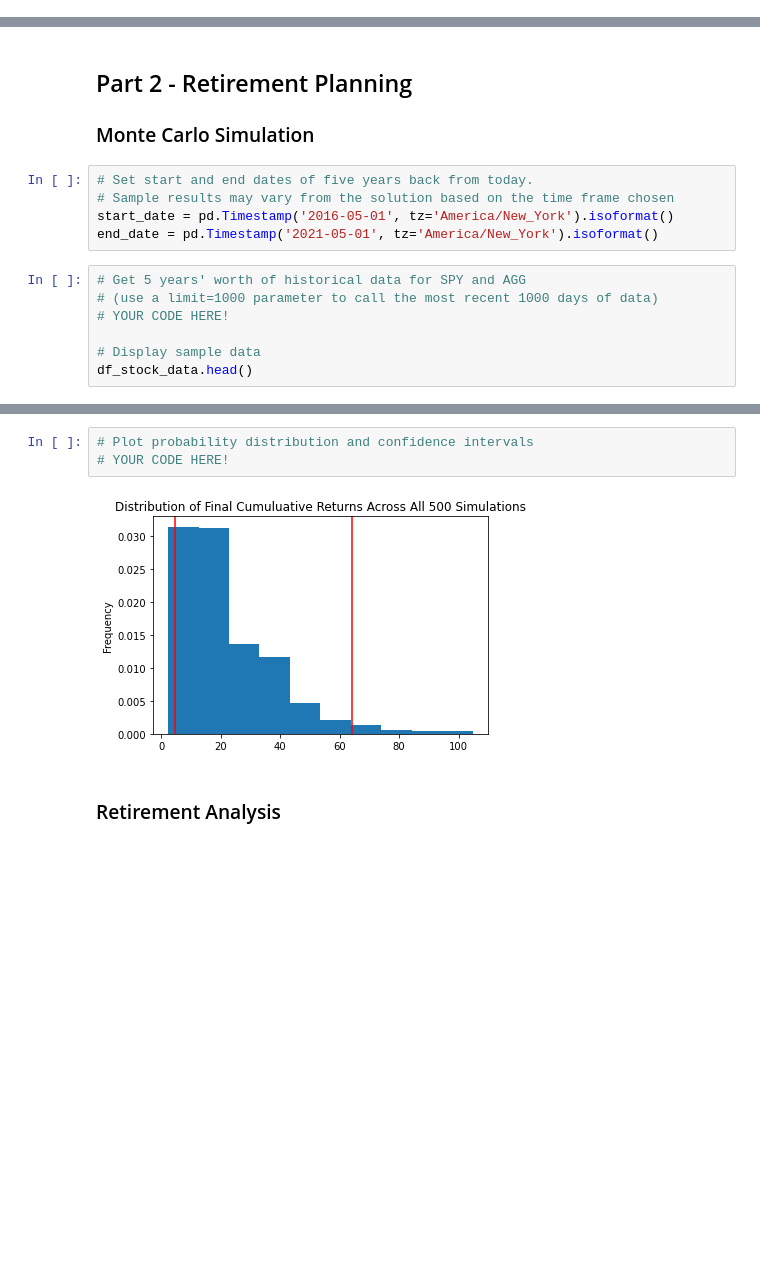
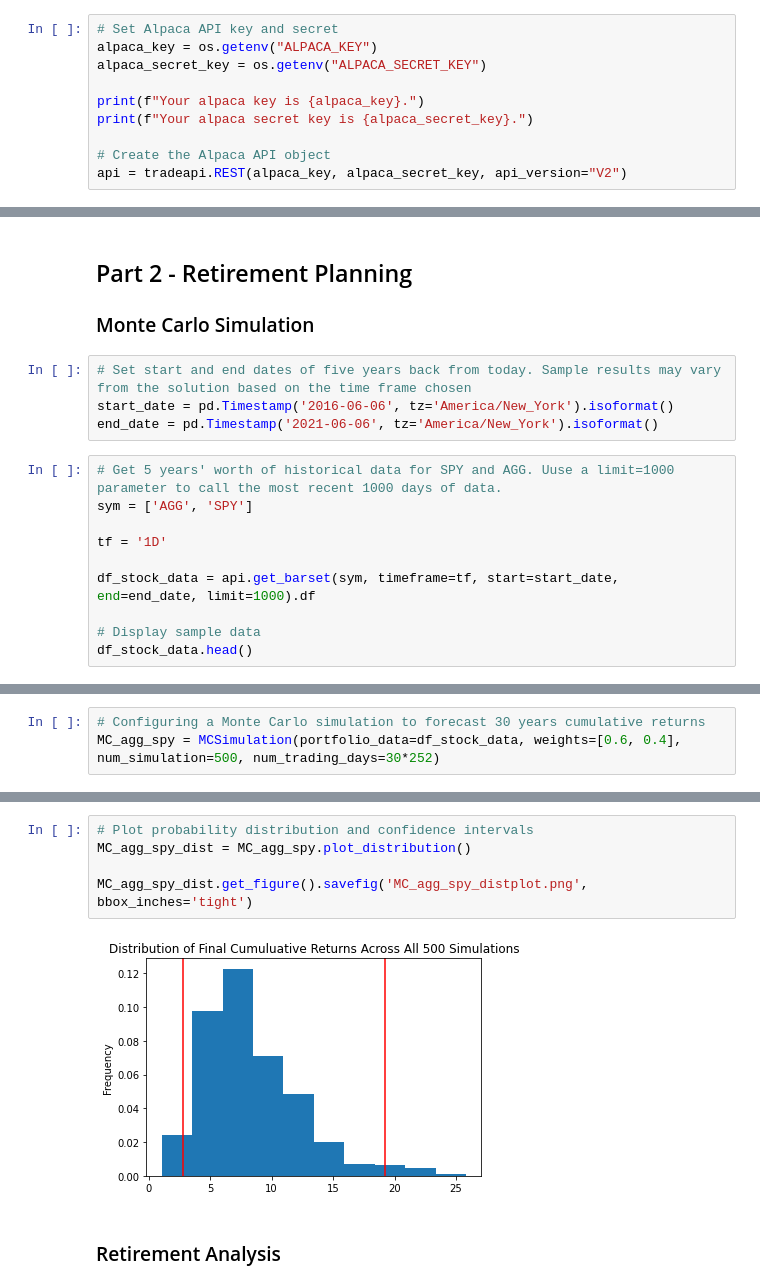
Before and after one commit to TribThapa/MyFinTechHomework, a Jupyter notebook: Week5_07062021/Assignment/financial-planner.ipynb, the cells around one changed output, grey strips where cells are left out. Saved outputs shown, nothing was run; the diff lists cells and outputs as text; blank space fills up the shorter version.

```diff
--- a/Week5_07062021/Assignment/financial-planner.ipynb
+++ b/Week5_07062021/Assignment/financial-planner.ipynb
@@ -56,0 +78,10 @@ my_spy = 50
+# %%
+# Set Alpaca API key and secret
+alpaca_key = os.getenv("ALPACA_KEY")
+alpaca_secret_key = os.getenv("ALPACA_SECRET_KEY")
+
+print(f"Your alpaca key is {alpaca_key}.")
+print(f"Your alpaca secret key is {alpaca_secret_key}.")
+
+# Create the Alpaca API object
+api = tradeapi.REST(alpaca_key, alpaca_secret_key, api_version="V2")
@@ -139,14 +232,16 @@ Congratulations! You have enough money in your emergency fund.
 
 ### Monte Carlo Simulation
 # %%
-# Set start and end dates of five years back from today.
-# Sample results may vary from the solution based on the time frame chosen
-start_date = pd.Timestamp('2016-05-01', tz='America/New_York').isoformat()
-end_date = pd.Timestamp('2021-05-01', tz='America/New_York').isoformat()
+# Set start and end dates of five years back from today. Sample results may vary from the solution based on the time frame chosen
+start_date = pd.Timestamp('2016-06-06', tz='America/New_York').isoformat()
+end_date = pd.Timestamp('2021-06-06', tz='America/New_York').isoformat()
 # %%
-# Get 5 years' worth of historical data for SPY and AGG
-# (use a limit=1000 parameter to call the most recent 1000 days of data)
-# YOUR CODE HERE!
+# Get 5 years' worth of historical data for SPY and AGG. Uuse a limit=1000 parameter to call the most recent 1000 days of data.
+sym = ['AGG', 'SPY']
+
+tf = '1D'
+
+df_stock_data = api.get_barset(sym, timeframe=tf, start=start_date, end=end_date, limit=1000).df
 
 # Display sample data
 df_stock_data.head()
@@ -161,0 +257,3 @@ df_stock_data.head()
+# %%
+# Configuring a Monte Carlo simulation to forecast 30 years cumulative returns
+MC_agg_spy = MCSimulation(portfolio_data=df_stock_data, weights=[0.6, 0.4], num_simulation=500, num_trading_days=30*252)
@@ -216,8 +313,10 @@ Running Monte Carlo simulation number 490.
 # %%
 # Plot probability distribution and confidence intervals
-# YOUR CODE HERE!
+MC_agg_spy_dist = MC_agg_spy.plot_distribution()
+
+MC_agg_spy_dist.get_figure().savefig('MC_agg_spy_distplot.png', bbox_inches='tight')
 # %% [output]
-[figure, old version]
+[figure, new version]
 # %% [markdown]
 ### Retirement Analysis
 # %%
```
Also changed, not shown: parts of 41 cells of this notebook, 7 other files.
